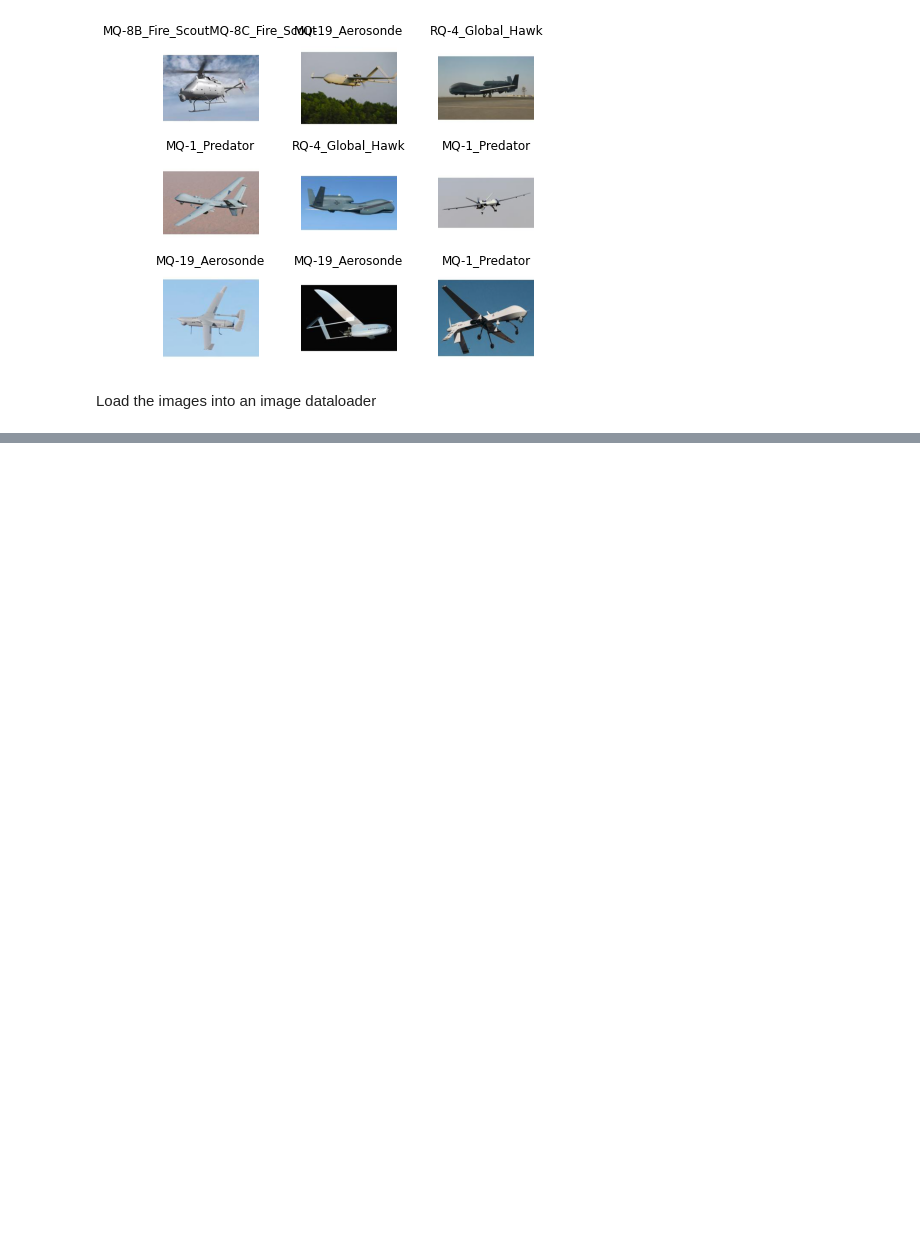
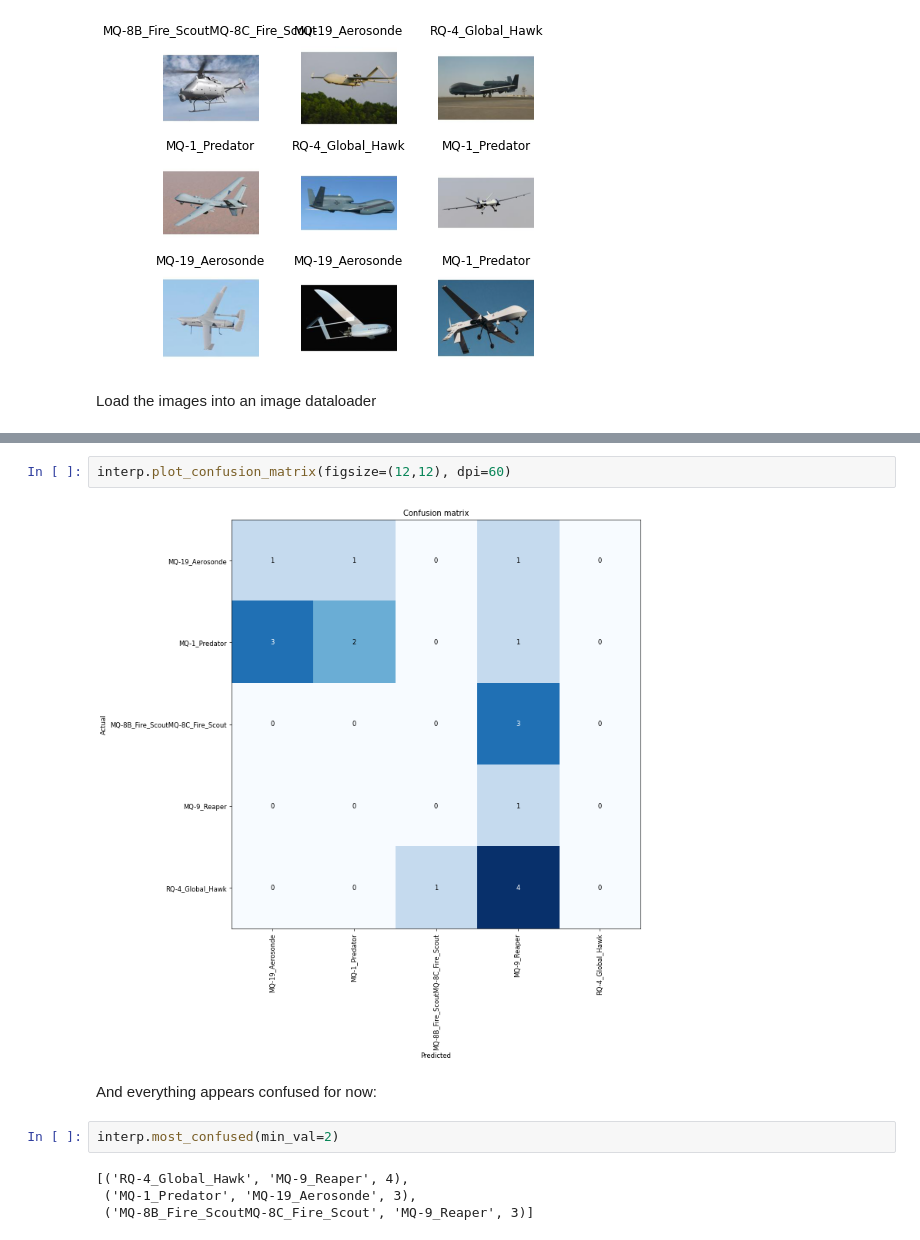
Before and after one commit to frasercrichton/fastai2-learning, a Jupyter notebook: nbs/drone.ipynb, the cells around one changed output, grey strips where cells are left out. Drawn from its saved outputs; the diff is of its cells as text; blank space fills up the shorter version.

```diff
--- a/nbs/drone.ipynb
+++ b/nbs/drone.ipynb
@@ -80,0 +100,12 @@ AssertionError: ignored
+# %%
+interp.plot_confusion_matrix(figsize=(12,12), dpi=60)
+# %% [output]
+[figure, added]
+# %% [markdown]
+And everything appears confused for now:
+# %%
+interp.most_confused(min_val=2)
+# %% [output]
+[('RQ-4_Global_Hawk', 'MQ-9_Reaper', 4),
+ ('MQ-1_Predator', 'MQ-19_Aerosonde', 3),
+ ('MQ-8B_Fire_ScoutMQ-8C_Fire_Scout', 'MQ-9_Reaper', 3)]
```
Also changed, not shown: parts of 5 cells of this notebook.
